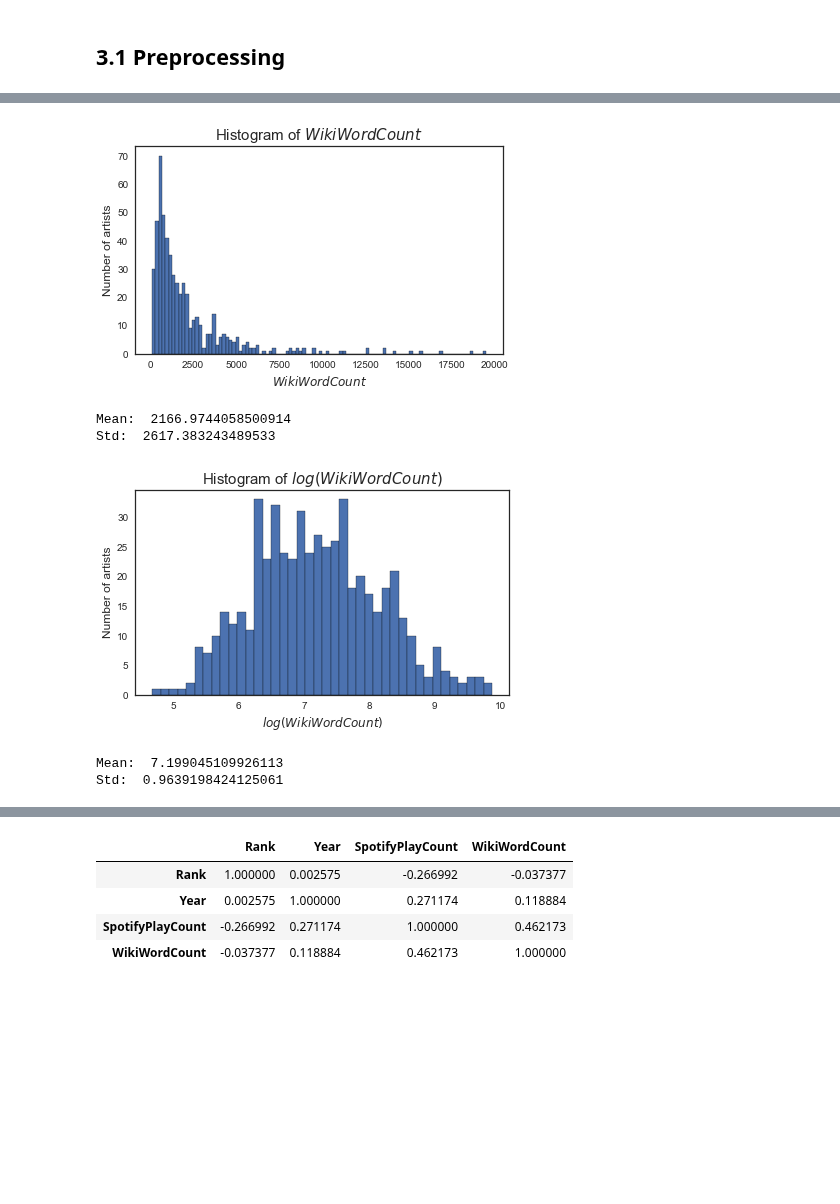
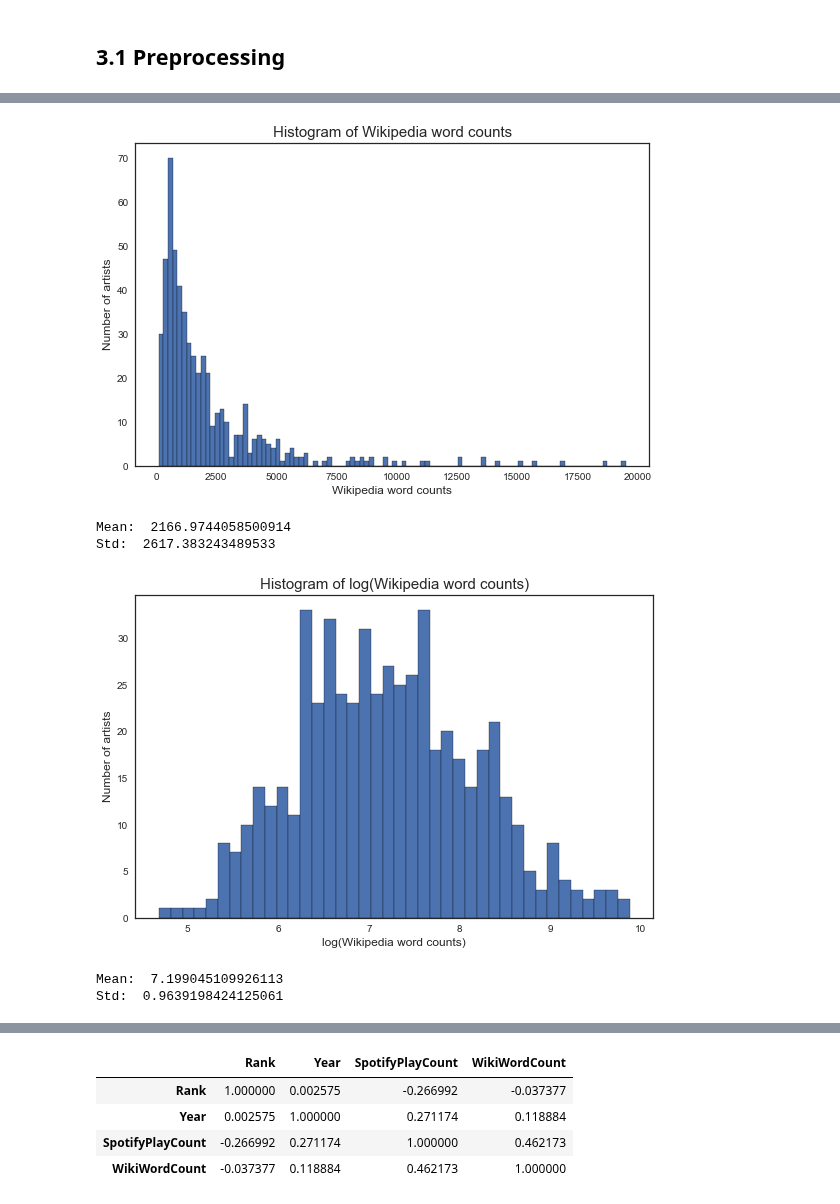
Before and after one commit to caitaozhan/CSE519-Homework-Project, a Jupyter notebook: TheProject/src/music-Haena.ipynb, the cells around one changed output, grey strips where cells are left out. Cells and saved outputs as stored; diff of their text form; code cells hidden in the pictures; blank space fills up the shorter version.

```diff
--- a/TheProject/src/music-Haena.ipynb
+++ b/TheProject/src/music-Haena.ipynb
@@ -214,3 +214,24 @@ music_df.loc[music_df['SpotifyPlayCount'] == music_df.SpotifyPlayCount.max()]
 # %% [output]
 |  | Rank | Artist | Title | Year | SpotifyPlayCount |
 | 786 | 87 | Marvin Gaye and Tammi Terrell | Ain't No Mountain High Enough | 1967 | 201057355 |
+# %%
+# Plot . Histogram of Rank
+sns.set(style="whitegrid")
+
+num_bins = 50
+fig = plt.figure()
+ax = plt.subplot()
+n, bins, patches = ax.hist(music_df.Rank, num_bins, edgecolor='black')
+#n, bins, patches = ax.hist(np.log(music_df.Rank), num_bins, edgecolor='black')
+
+ax.set_xlabel('Rank', fontsize=12)
+ax.set_ylabel('Number of songs', fontsize=12)
+ax.set_title('Histogram of Rank', fontsize=15)
+
+plt.tight_layout()
+plt.show()
+
+print('Mean: ', music_df.Rank.mean())
+print('Std: ', music_df.Rank.std())
+
+#fig.savefig('../figure/hist_rank.png')
@@ -259,9 +284,9 @@ fig = plt.figure()
 ax = plt.subplot()
 n, bins, patches = ax.hist(artist_df.WikiWordCount, num_bins, edgecolor='black')
 
-ax.set_xlabel('$WikiWordCount$', fontsize=12)
+ax.set_xlabel('Wikipedia word counts', fontsize=12)
 ax.set_ylabel('Number of artists', fontsize=12)
-ax.set_title('Histogram of $WikiWordCount$', fontsize=15)
+ax.set_title('Histogram of Wikipedia word counts', fontsize=15)
 
 plt.tight_layout()
 plt.show()
@@ -271,31 +296,31 @@ print('Std: ', artist_df.WikiWordCount.std())
 
 fig.savefig('../figure/hist_wikiwordcount.png')
 # %% [output]
-[figure, old version]
+[figure, new version]
 Mean:  2166.9744058500914
 Std:  2617.383243489533
 # %%
 # Plot . Histogram of log(WikipediaWordCount)
 sns.set(style="white")
 
 num_bins = 40
 fig = plt.figure()
 ax = plt.subplot()
 n, bins, patches = ax.hist(np.log(artist_df.WikiWordCount), num_bins, edgecolor='black')
 
-ax.set_xlabel('$log(WikiWordCount)$', fontsize=12)
+ax.set_xlabel('log(Wikipedia word counts)', fontsize=12)
 ax.set_ylabel('Number of artists', fontsize=12)
-ax.set_title('Histogram of $log(WikiWordCount)$', fontsize=15)
+ax.set_title('Histogram of log(Wikipedia word counts)', fontsize=15)
 
 plt.tight_layout()
 plt.show()
 
 print('Mean: ', np.log(artist_df.WikiWordCount).mean())
 print('Std: ', np.log(artist_df.WikiWordCount).std())
 
 fig.savefig('../figure/hist_log_wikiwordcount.png')
 # %% [output]
-[figure, old version]
+[figure, new version]
 Mean:  7.199045109926113
 Std:  0.9639198424125061
 # %%
```
Also changed, not shown: parts of 40 cells of this notebook.
